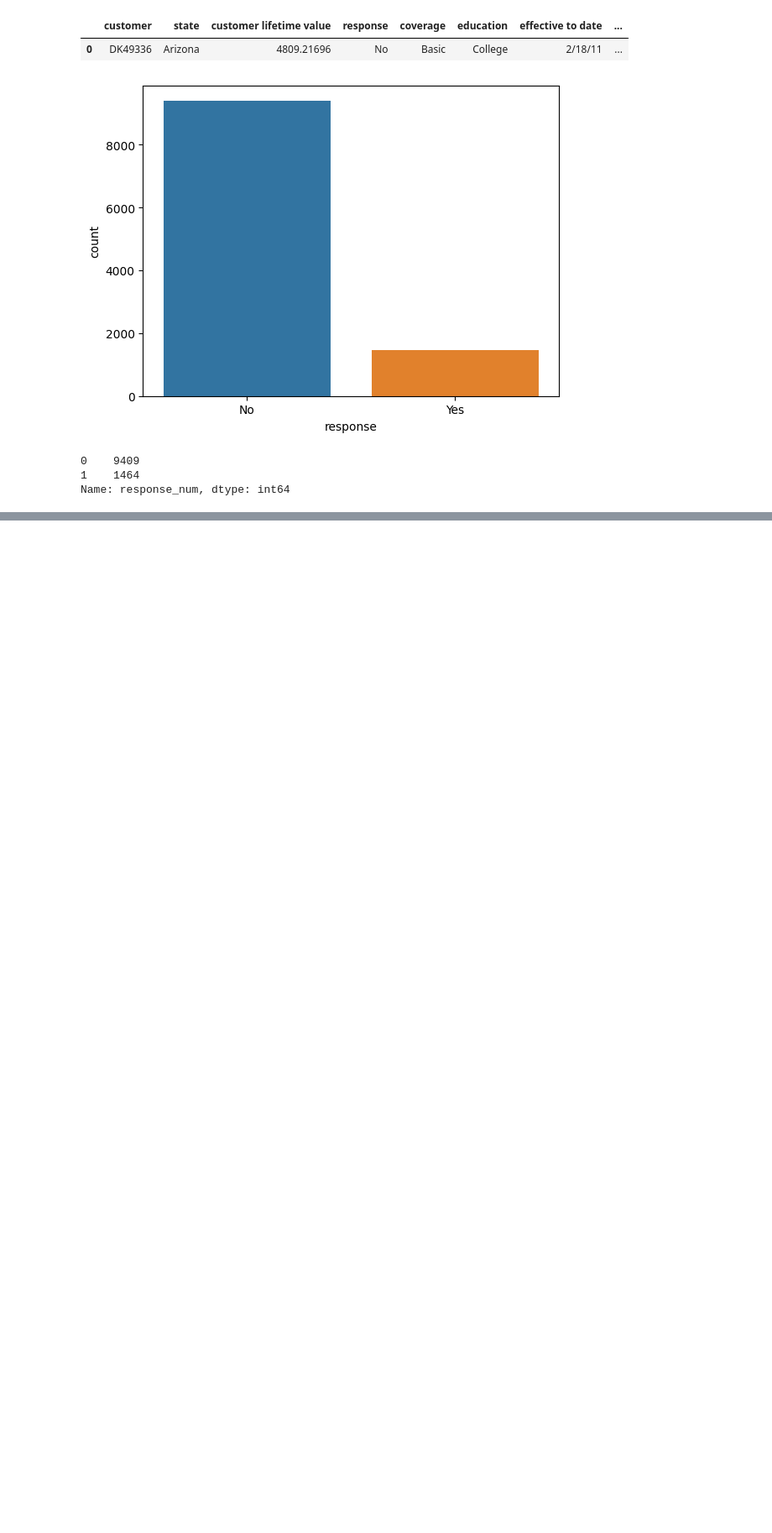
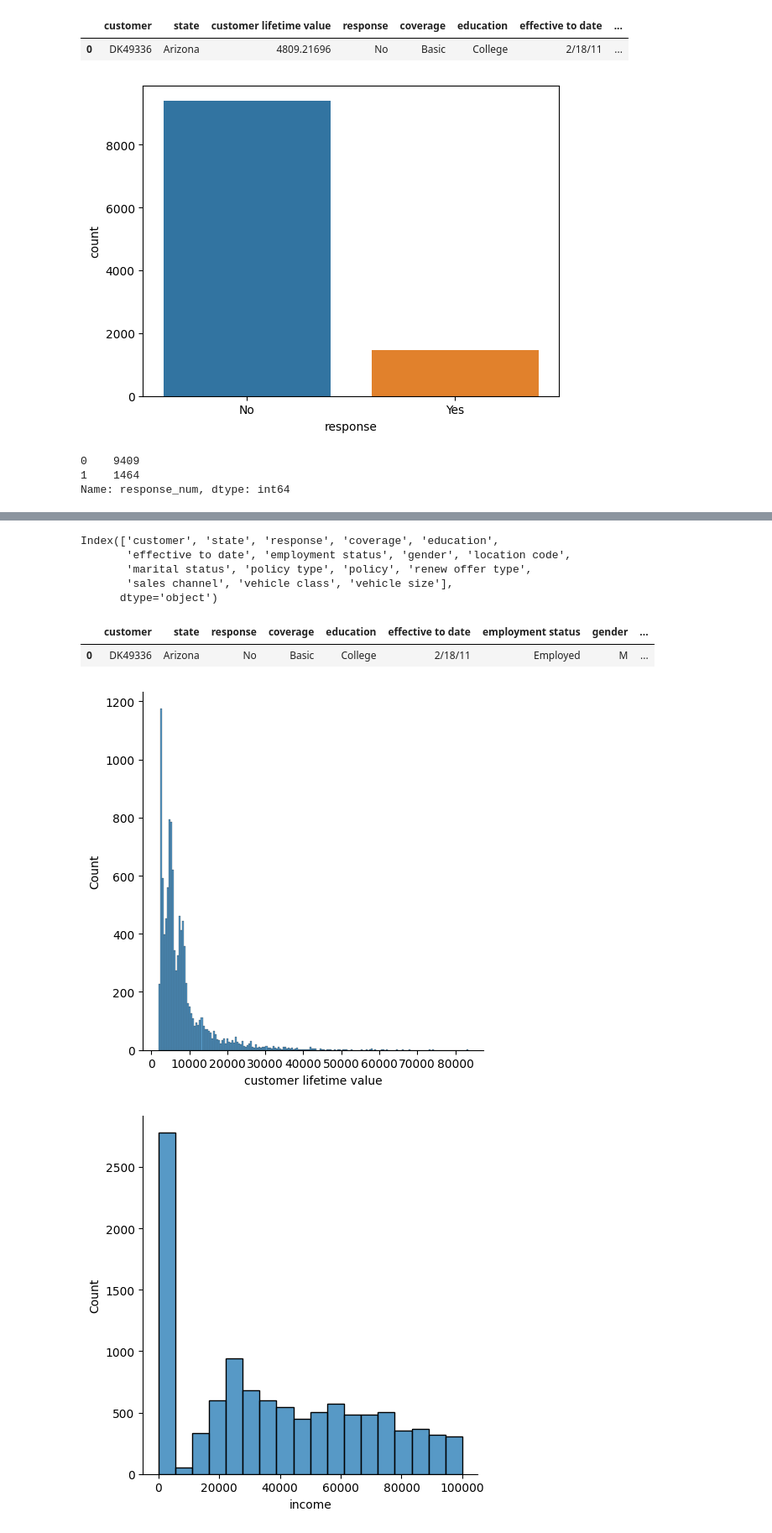
Before and after one commit to mdimasaac/lab-customer-analysis-round-2, a Jupyter notebook: solution round 2.ipynb, the cells around one changed output, grey strips where cells are left out. Shown: that part at 84% size. Drawn from its saved outputs; the diff is of its cells as text; code cells hidden in the pictures; blank space fills up the shorter version.

```diff
--- a/solution round 2.ipynb
+++ b/solution round 2.ipynb
@@ -429,0 +445,3 @@ plt.show()
+# %%
+numerical = pd.DataFrame(data.select_dtypes(np.number))
+numerical.head(1)
@@ -429,0 +451,22 @@ plt.show()
+# %%
+display(data.select_dtypes(object).columns)
+# %% [output]
+Index(['customer', 'state', 'response', 'coverage', 'education',
+       'effective to date', 'employment status', 'gender', 'location code',
+       'marital status', 'policy type', 'policy', 'renew offer type',
+       'sales channel', 'vehicle class', 'vehicle size'],
+      dtype='object')
+# %%
+categorical = pd.DataFrame(data.select_dtypes(object))
+categorical.head(1)
+# %% [output]
+|  | customer | state | response | coverage | education | effective to date | employment status | gender | ... |
+| 0 | DK49336 | Arizona | No | Basic | College | 2/18/11 | Employed | M | ... |
+# %%
+# distribution plots for all columns in numerical dataframe
+for i in numerical.columns:
+    sns.displot(x = i, data = numerical)
+    plt.show()
+# %% [output]
+[figure, added]
+[figure, added]
```
Also changed, not shown: parts of 20 cells of this notebook.
